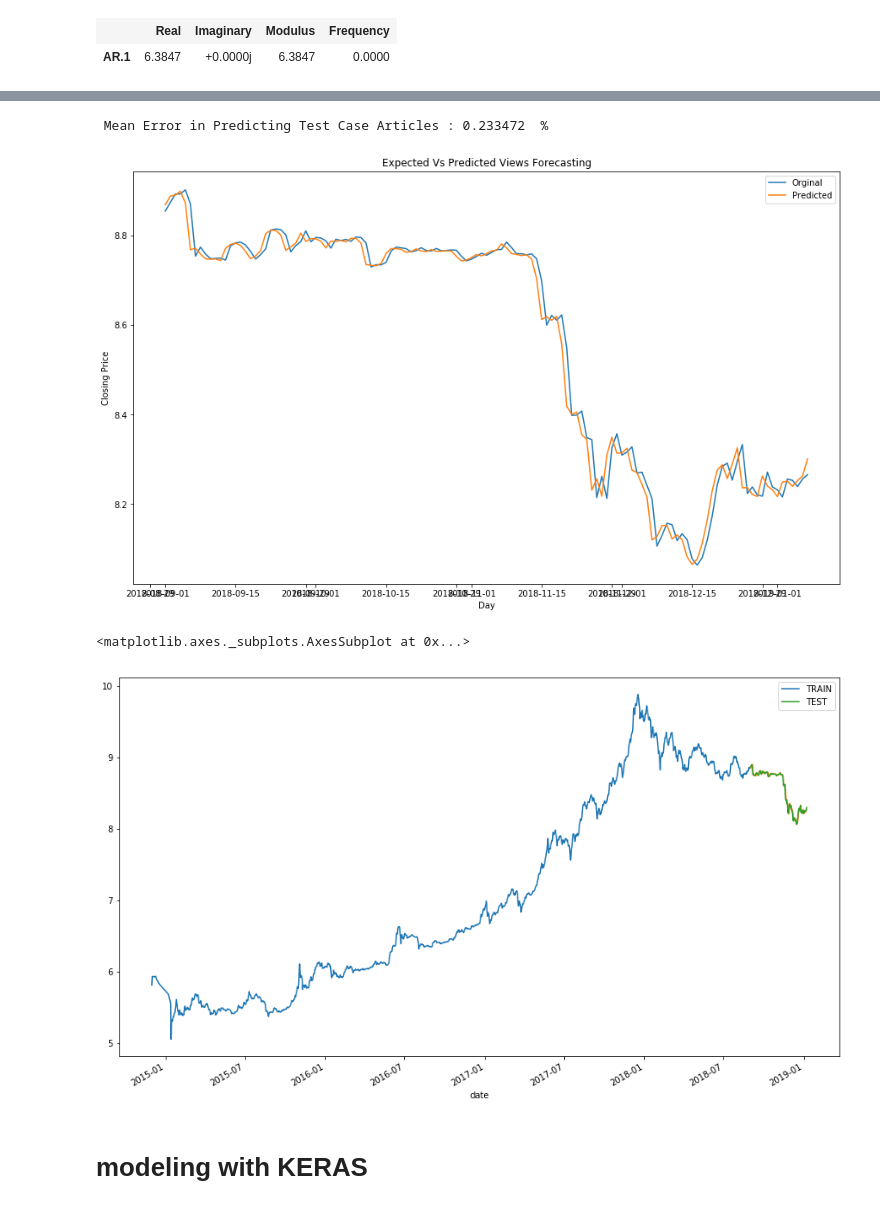
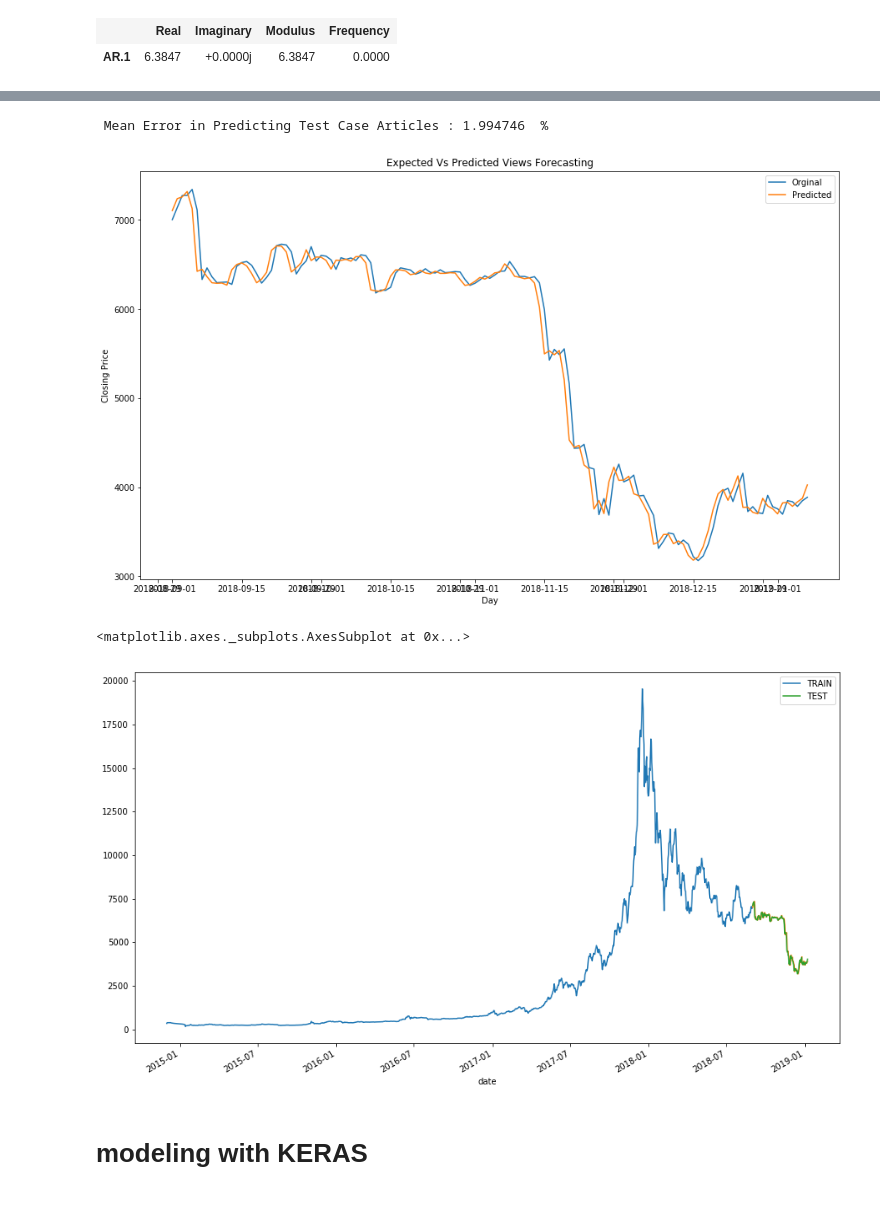
Before and after one commit to legomydiego/Thinkful-Final-Capstone, a Jupyter notebook: Final Capstone.ipynb, the cells around one changed output, grey strips where cells are left out. Drawn from its saved outputs; the diff is of its cells as text; code cells hidden in the pictures.

```diff
--- a/Final Capstone.ipynb
+++ b/Final Capstone.ipynb
@@ -609,6 +609,9 @@ for t in range(len(test_log)):
     original_value = test_log[t]
     history.append(original_value)
 
+    pred_value = np.exp(pred_value)
+    original_value = np.exp(original_value)
+
     # Calculating the error
     error = ((abs(pred_value - original_value)) / original_value) * 100
     error_list.append(error)
@@ -642,22 +645,22 @@ plt.figure(figsize=(15, 9))
 test_day = [t
            for t in range(len(test))]
 labels={'Orginal','Predicted'}
-plt.plot(test_log.index,predictions)
-plt.plot(test_log.index, originals)
+plt.plot(test.index,predictions)
+plt.plot(test.index, originals)
 plt.title('Expected Vs Predicted Views Forecasting')
 plt.xlabel('Day')
 plt.ylabel('Closing Price')
 plt.legend(labels)
 plt.show()
 # %% [output]
- Mean Error in Predicting Test Case Articles : 0.233472  %
+ Mean Error in Predicting Test Case Articles : 1.994746  %
-[figure, old version]
+[figure, new version]
 # %%
-train_log.plot(legend=True,label='TRAIN')
-plt.plot(test_log.index,predictions)
+train.plot(legend=True,label='TRAIN')
+plt.plot(test.index,predictions)
 labels={'Predicted'}
-test_log.plot(legend=True,label='TEST',figsize=(15,9))
+test.plot(legend=True,label='TEST',figsize=(15,9))
 # %% [output]
 <matplotlib.axes._subplots.AxesSubplot at 0x...>
-[figure, old version]
+[figure, new version]
 # %%
```
Also changed, not shown: parts of 3 cells of this notebook.
